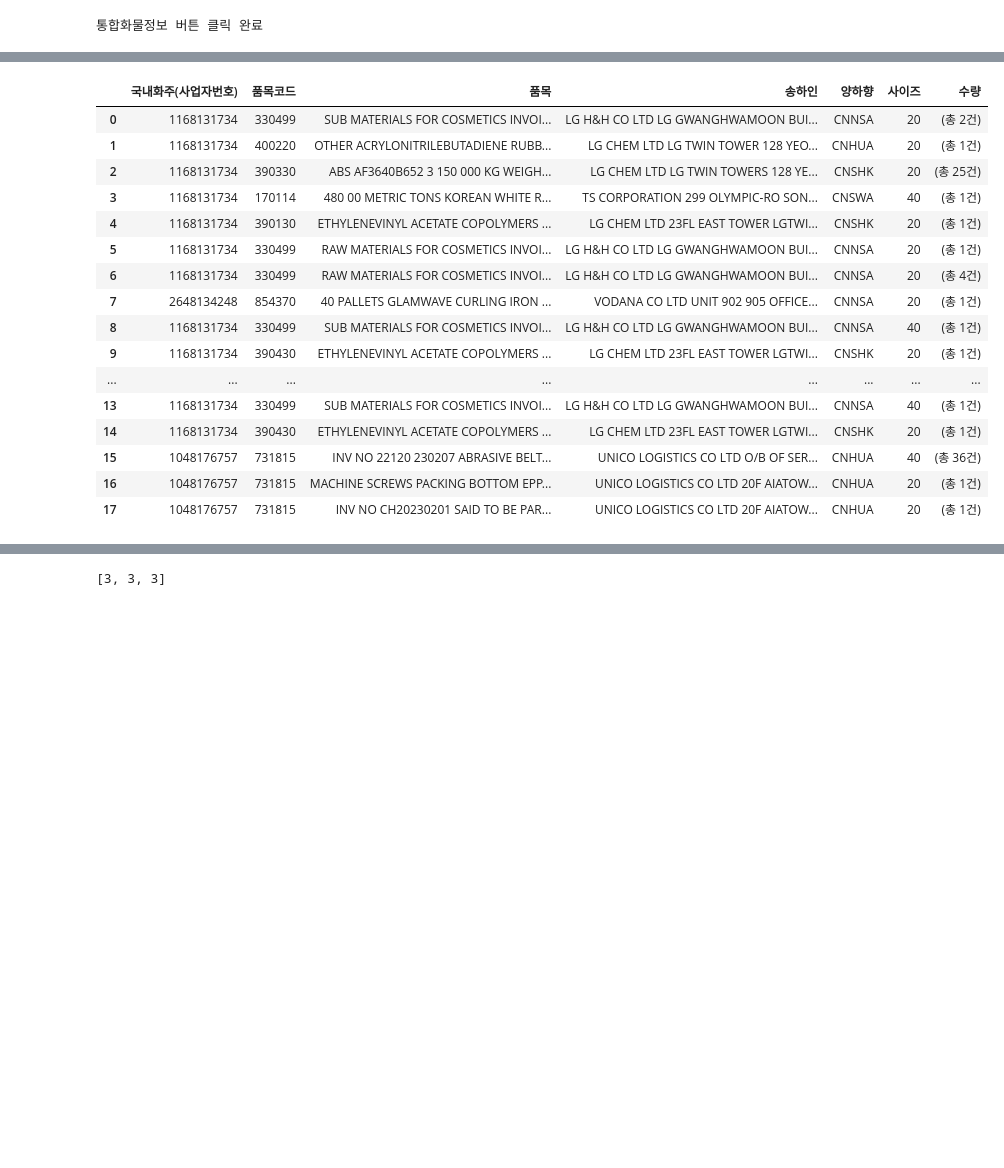
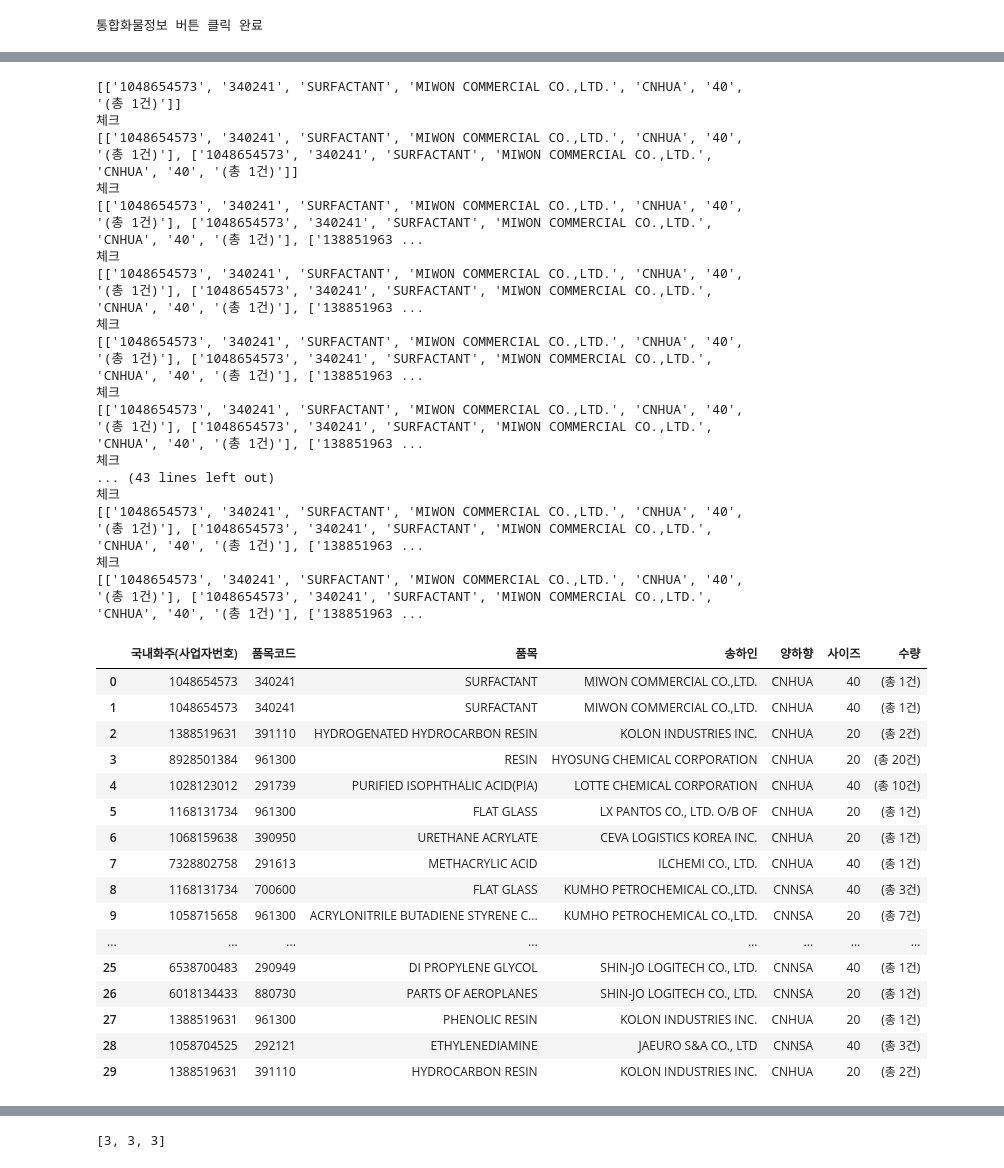
Before and after one commit to keunjoo-tak/crawler_tkj, a Jupyter notebook: PKS/portmis_test.ipynb, the cells around one changed output, grey strips where cells are left out. Cells and saved outputs as stored; diff of their text form; code cells hidden in the pictures; blank space fills up the shorter version.

```diff
--- a/PKS/portmis_test.ipynb
+++ b/PKS/portmis_test.ipynb
@@ -134,8 +134,10 @@ for i in multiples_of_2 :
     action_chains.double_click(row).perform()
 
     # 테이블 요소 찾기
-    info_table = driver.find_element_by_xpath('//*[@id="mf_tacMain_contents_M9033_body_wq_uuid_1884"]')
-
+    info_table = driver.find_element_by_xpath('//*[@id="mf_tacMain_contents_M9033_body_wq_uuid_2456"]')
+    #
+    #  '//*[@id="mf_tacMain_contents_M9033_body_wq_uuid_1884"]'
+    print('체크')
     # 통합 화물 정보
     hawju_input = info_table.find_element_by_xpath('//*[@id="mf_tacMain_contents_M9033_body_tab2_dmstcOwrCd"]')
     hawju = hawju_input.get_attribute("value")
@@ -219,20 +204,37 @@ df
+[['1048654573', '340241', 'SURFACTANT', 'MIWON COMMERCIAL CO.,LTD.', 'CNHUA', '40', '(총 1건)']]
+체크
+[['1048654573', '340241', 'SURFACTANT', 'MIWON COMMERCIAL CO.,LTD.', 'CNHUA', '40', '(총 1건)'], ['1048654573', '340241', 'SURFACTANT', 'MIWON COMMERCIAL CO.,LTD.', 'CNHUA', '40', '(총 1건)']]
+체크
+[['1048654573', '340241', 'SURFACTANT', 'MIWON COMMERCIAL CO.,LTD.', 'CNHUA', '40', '(총 1건)'], ['1048654573', '340241', 'SURFACTANT', 'MIWON COMMERCIAL CO.,LTD.', 'CNHUA', '40', '(총 1건)'], ['138851963 ...
+체크
+[['1048654573', '340241', 'SURFACTANT', 'MIWON COMMERCIAL CO.,LTD.', 'CNHUA', '40', '(총 1건)'], ['1048654573', '340241', 'SURFACTANT', 'MIWON COMMERCIAL CO.,LTD.', 'CNHUA', '40', '(총 1건)'], ['138851963 ...
+체크
+[['1048654573', '340241', 'SURFACTANT', 'MIWON COMMERCIAL CO.,LTD.', 'CNHUA', '40', '(총 1건)'], ['1048654573', '340241', 'SURFACTANT', 'MIWON COMMERCIAL CO.,LTD.', 'CNHUA', '40', '(총 1건)'], ['138851963 ...
+체크
+[['1048654573', '340241', 'SURFACTANT', 'MIWON COMMERCIAL CO.,LTD.', 'CNHUA', '40', '(총 1건)'], ['1048654573', '340241', 'SURFACTANT', 'MIWON COMMERCIAL CO.,LTD.', 'CNHUA', '40', '(총 1건)'], ['138851963 ...
+체크
+... (43 lines left out)
+체크
+[['1048654573', '340241', 'SURFACTANT', 'MIWON COMMERCIAL CO.,LTD.', 'CNHUA', '40', '(총 1건)'], ['1048654573', '340241', 'SURFACTANT', 'MIWON COMMERCIAL CO.,LTD.', 'CNHUA', '40', '(총 1건)'], ['138851963 ...
+체크
+[['1048654573', '340241', 'SURFACTANT', 'MIWON COMMERCIAL CO.,LTD.', 'CNHUA', '40', '(총 1건)'], ['1048654573', '340241', 'SURFACTANT', 'MIWON COMMERCIAL CO.,LTD.', 'CNHUA', '40', '(총 1건)'], ['138851963 ...
 |  | 국내화주(사업자번호) | 품목코드 | 품목 | 송하인 | 양하향 | 사이즈 | 수량 |
-| 0 | 1168131734 | 330499 | SUB MATERIALS FOR COSMETICS INVOI... | LG H&H CO LTD LG GWANGHWAMOON BUI... | CNNSA | 20 | (총 2건) |
-| 1 | 1168131734 | 400220 | OTHER ACRYLONITRILEBUTADIENE RUBB... | LG CHEM LTD LG TWIN TOWER 128 YEO... | CNHUA | 20 | (총 1건) |
-| 2 | 1168131734 | 390330 | ABS AF3640B652 3 150 000 KG WEIGH... | LG CHEM LTD LG TWIN TOWERS 128 YE... | CNSHK | 20 | (총 25건) |
-| 3 | 1168131734 | 170114 | 480 00 METRIC TONS KOREAN WHITE R... | TS CORPORATION 299 OLYMPIC-RO SON... | CNSWA | 40 | (총 1건) |
-| 4 | 1168131734 | 390130 | ETHYLENEVINYL ACETATE COPOLYMERS ... | LG CHEM LTD 23FL EAST TOWER LGTWI... | CNSHK | 20 | (총 1건) |
-| 5 | 1168131734 | 330499 | RAW MATERIALS FOR COSMETICS INVOI... | LG H&H CO LTD LG GWANGHWAMOON BUI... | CNNSA | 20 | (총 1건) |
-| 6 | 1168131734 | 330499 | RAW MATERIALS FOR COSMETICS INVOI... | LG H&H CO LTD LG GWANGHWAMOON BUI... | CNNSA | 20 | (총 4건) |
-| 7 | 2648134248 | 854370 | 40 PALLETS GLAMWAVE CURLING IRON ... | VODANA CO LTD UNIT 902 905 OFFICE... | CNNSA | 20 | (총 1건) |
-| 8 | 1168131734 | 330499 | SUB MATERIALS FOR COSMETICS INVOI... | LG H&H CO LTD LG GWANGHWAMOON BUI... | CNNSA | 40 | (총 1건) |
-| 9 | 1168131734 | 390430 | ETHYLENEVINYL ACETATE COPOLYMERS ... | LG CHEM LTD 23FL EAST TOWER LGTWI... | CNSHK | 20 | (총 1건) |
+| 0 | 1048654573 | 340241 | SURFACTANT | MIWON COMMERCIAL CO.,LTD. | CNHUA | 40 | (총 1건) |
+| 1 | 1048654573 | 340241 | SURFACTANT | MIWON COMMERCIAL CO.,LTD. | CNHUA | 40 | (총 1건) |
+| 2 | 1388519631 | 391110 | HYDROGENATED HYDROCARBON RESIN | KOLON INDUSTRIES INC. | CNHUA | 20 | (총 2건) |
+| 3 | 8928501384 | 961300 | RESIN | HYOSUNG CHEMICAL CORPORATION | CNHUA | 20 | (총 20건) |
+| 4 | 1028123012 | 291739 | PURIFIED ISOPHTHALIC ACID(PIA) | LOTTE CHEMICAL CORPORATION | CNHUA | 40 | (총 10건) |
+| 5 | 1168131734 | 961300 | FLAT GLASS | LX PANTOS CO., LTD. O/B OF | CNHUA | 20 | (총 1건) |
+| 6 | 1068159638 | 390950 | URETHANE ACRYLATE | CEVA LOGISTICS KOREA INC. | CNHUA | 20 | (총 1건) |
+| 7 | 7328802758 | 291613 | METHACRYLIC ACID | ILCHEMI CO., LTD. | CNHUA | 40 | (총 1건) |
+| 8 | 1168131734 | 700600 | FLAT GLASS | KUMHO PETROCHEMICAL CO.,LTD. | CNNSA | 40 | (총 3건) |
+| 9 | 1058715658 | 961300 | ACRYLONITRILE BUTADIENE STYRENE C... | KUMHO PETROCHEMICAL CO.,LTD. | CNNSA | 20 | (총 7건) |
 | ... | ... | ... | ... | ... | ... | ... | ... |
-| 13 | 1168131734 | 330499 | SUB MATERIALS FOR COSMETICS INVOI... | LG H&H CO LTD LG GWANGHWAMOON BUI... | CNNSA | 40 | (총 1건) |
-| 14 | 1168131734 | 390430 | ETHYLENEVINYL ACETATE COPOLYMERS ... | LG CHEM LTD 23FL EAST TOWER LGTWI... | CNSHK | 20 | (총 1건) |
-| 15 | 1048176757 | 731815 | INV NO 22120 230207 ABRASIVE BELT... | UNICO LOGISTICS CO LTD O/B OF SER... | CNHUA | 40 | (총 36건) |
-| 16 | 1048176757 | 731815 | MACHINE SCREWS PACKING BOTTOM EPP... | UNICO LOGISTICS CO LTD 20F AIATOW... | CNHUA | 20 | (총 1건) |
-| 17 | 1048176757 | 731815 | INV NO CH20230201 SAID TO BE PAR... | UNICO LOGISTICS CO LTD 20F AIATOW... | CNHUA | 20 | (총 1건) |
+| 25 | 6538700483 | 290949 | DI PROPYLENE GLYCOL | SHIN-JO LOGITECH CO., LTD. | CNNSA | 40 | (총 1건) |
+| 26 | 6018134433 | 880730 | PARTS OF AEROPLANES | SHIN-JO LOGITECH CO., LTD. | CNNSA | 20 | (총 1건) |
+| 27 | 1388519631 | 961300 | PHENOLIC RESIN | KOLON INDUSTRIES INC. | CNHUA | 20 | (총 1건) |
+| 28 | 1058704525 | 292121 | ETHYLENEDIAMINE | JAEURO S&A CO., LTD | CNNSA | 40 | (총 3건) |
+| 29 | 1388519631 | 391110 | HYDROCARBON RESIN | KOLON INDUSTRIES INC. | CNHUA | 20 | (총 2건) |
 # %%
 df = pd.DataFrame(lst, columns=col)
 df1 = df.drop_duplicates()
```
Also changed, not shown: parts of 3 cells of this notebook.
